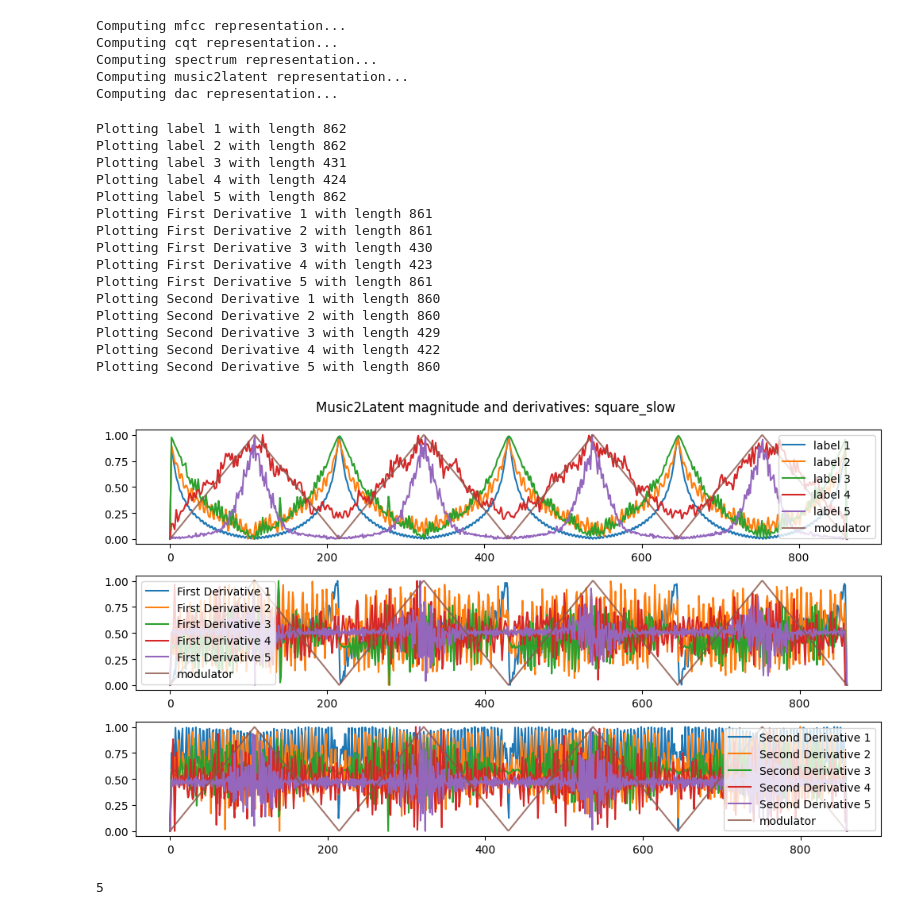
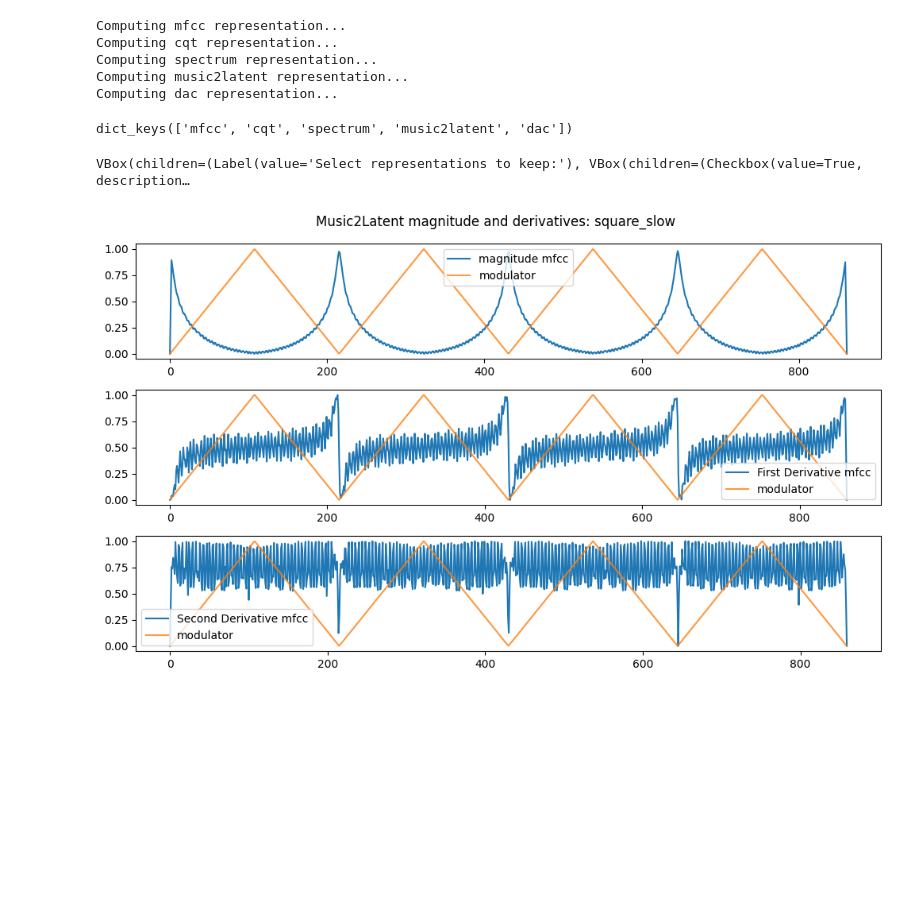
Before and after one commit to inspektral/sonic-trajectories, a Jupyter notebook: onset-benchmark.ipynb, the cells around one changed output. Cells and saved outputs as stored; diff of their text form; code cells hidden in the pictures; blank space fills up the shorter version.

```diff
--- a/onset-benchmark.ipynb
+++ b/onset-benchmark.ipynb
@@ -106,33 +86,64 @@ def calculate_metric(representations, func, parameters=None):
+# %%
+print(representations.keys())
+# %% [output]
+dict_keys(['mfcc', 'cqt', 'spectrum', 'music2latent', 'dac'])
+# %%
+import ipywidgets as widgets
+from IPython.display import display
+
+# Create checkboxes for all available representations
+available_reps = list(representations.keys())
+checkbox_widgets = {rep: widgets.Checkbox(
+    value=rep in ['mfcc', 'cqt', 'spectrum', 'music2latent', 'dac'],
+    description=rep,
+    disabled=False
+) for rep in available_reps}
+
+# Create output widget to display results
+output = widgets.Output()
+
+def update_representations(change):
+    with output:
+        output.clear_output()
+        to_keep = [rep for rep, checkbox in checkbox_widgets.items() if checkbox.value]
+        global filtered_repr
+        filtered_repr = {k: v for k, v in representations.items() if k in to_keep}
+        print(f"Filtered representations: {list(filtered_repr.keys())}")
+
+# Create a button to apply changes
+apply_button = widgets.Button(description="Apply Selection")
+apply_button.on_click(lambda b: update_representations(None))
+
+# Layout the widgets
+vbox_checkboxes = widgets.VBox([checkbox_widgets[rep] for rep in available_reps])
+widget_box = widgets.VBox([
+    widgets.Label("Select representations to keep:"),
+    vbox_checkboxes,
+    apply_button,
+    output
+])
+
+# Display the widget
+display(widget_box)
+
+# Initial filtering
+to_keep = [rep for rep, checkbox in checkbox_widgets.items() if checkbox.value]
+filtered_repr = {k: v for k, v in representations.items() if k in to_keep}
+# %% [output]
+VBox(children=(Label(value='Select representations to keep:'), VBox(children=(Checkbox(value=True, description…
 # %%
-magnitude, d_magnitude, dd_magnitude = calculate_metric(representations, np.linalg.norm, {"axis": 0})
+magnitude, d_magnitude, dd_magnitude = utils.calculate_metric(filtered_repr, np.linalg.norm, {"axis": 0})
+
 
 utils.plot_with_derivatives(
     magnitude,
     d_magnitude,
     dd_magnitude,
     modulator,
+    label="magnitude",
     title="Music2Latent magnitude and derivatives: "+test_name,
     small=SMALL
 )
 # %% [output]
-Plotting label 1 with length 862
-Plotting label 2 with length 862
-Plotting label 3 with length 431
-Plotting label 4 with length 424
-Plotting label 5 with length 862
-Plotting First Derivative 1 with length 861
-Plotting First Derivative 2 with length 861
-Plotting First Derivative 3 with length 430
-Plotting First Derivative 4 with length 423
-Plotting First Derivative 5 with length 861
-Plotting Second Derivative 1 with length 860
-Plotting Second Derivative 2 with length 860
-Plotting Second Derivative 3 with length 429
-Plotting Second Derivative 4 with length 422
-Plotting Second Derivative 5 with length 860
-[figure, old version]
+[figure, new version]
-# %%
-print(len(magnitude))
-# %% [output]
-5
 # %%
```
Also changed, not shown: parts of 4 cells of this notebook, 2 other files.
